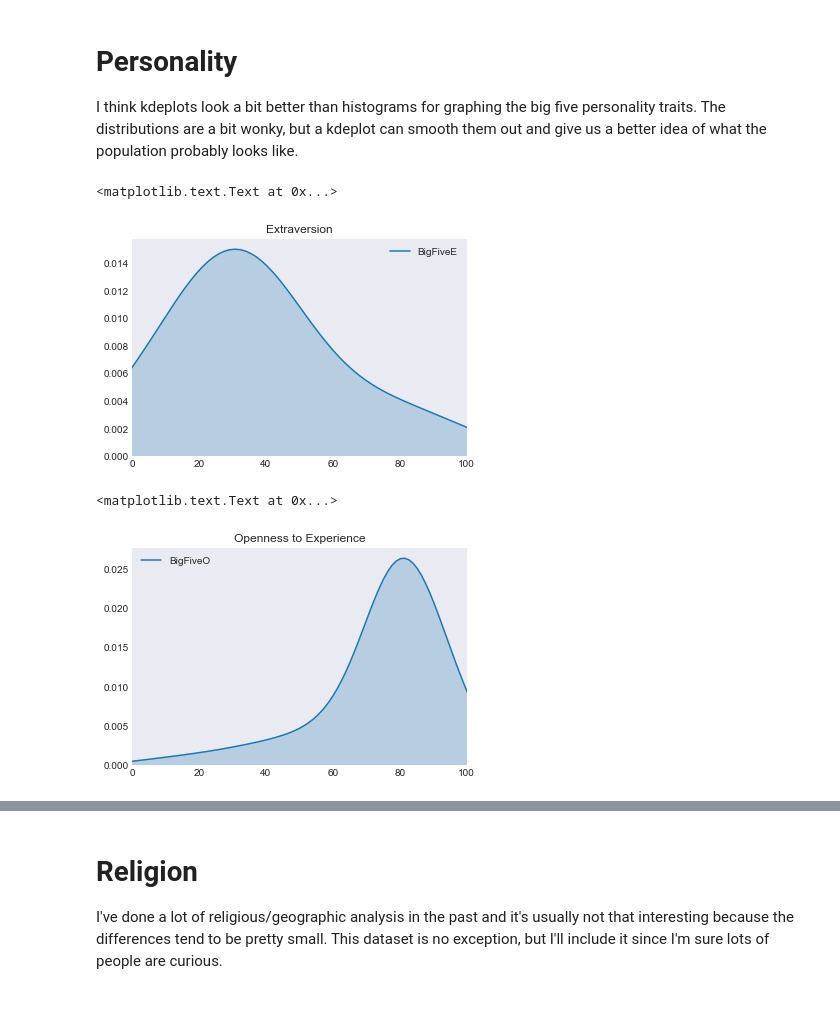
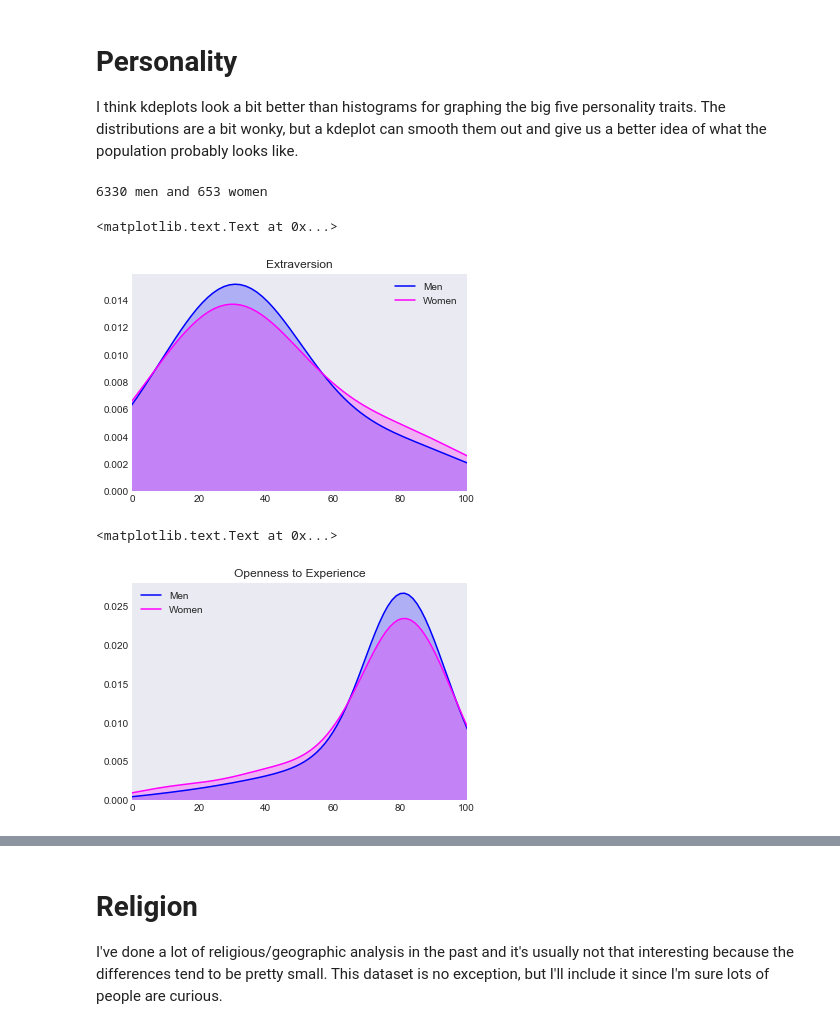
Before and after one commit to vincefav/SSC-Reader-Survey-2018, a Jupyter notebook: SSC Reader Survey 2018.ipynb, the cells around one changed output, grey strips where cells are left out. Drawn from its saved outputs; the diff is of its cells as text; code cells hidden in the pictures.

```diff
--- a/SSC Reader Survey 2018.ipynb
+++ b/SSC Reader Survey 2018.ipynb
@@ -25,10 +25,6 @@ After some experimenting, I decided that it's better to analyze the data where I
 data = pd.read_csv('ssc2018public_inferred.csv')
 
 data = data[[i for i in data.columns if 'Unnamed' not in i]]
-# Removing some bad data I spotted
-data = data[data['CRT2'] < 100]
-data = data[data['CRT1'] < 10000]
-data = data[data['Gender2M'] < 300]
 
 print('Data has', data.shape[0], 'responses and', data.shape[1], 'features')
 # %% [output]
@@ -203,17 +195,32 @@ I don't know why we're seeing this. However, we do see other, more logical predi
 # Personality
 
 I think kdeplots look a bit better than histograms for graphing the big five personality traits. The distributions are a bit wonky, but a kdeplot can smooth them out and give us a better idea of what the population probably looks like.
+# %%
+men = data[data['Gender_M (cisgender)'] == 1]
+women = data[data['Gender_F (cisgender)'] == 1]
+
+print(men.shape[0], 'men and', women.shape[0], 'women')
+# %% [output]
+6330 men and 653 women
 # %%
-sns.kdeplot(data.BigFiveE, bw=18, shade=True)
+# No gender difference
+sns.kdeplot(men['BigFiveE'], bw=18, color='blue', shade=True)
+sns.kdeplot(women['BigFiveE'], bw=18, color='magenta', shade=True)
+
+plt.legend(['Men', 'Women'])
 plt.xlim(0,100)
 plt.title('Extraversion')
 # %% [output]
 <matplotlib.text.Text at 0x...>
-[figure, old version]
+[figure, new version]
 # %%
-sns.kdeplot(data.BigFiveO, bw=10, shade=True)
+# No gender difference
+sns.kdeplot(men['BigFiveO'], bw=10, color='blue', shade=True)
+sns.kdeplot(women['BigFiveO'], bw=10, color='magenta', shade=True)
+
+plt.legend(['Men', 'Women'])
 plt.xlim(0,100)
 plt.title('Openness to Experience')
 # %% [output]
 <matplotlib.text.Text at 0x...>
-[figure, old version]
+[figure, new version]
```
Also changed, not shown: parts of 81 cells of this notebook.
